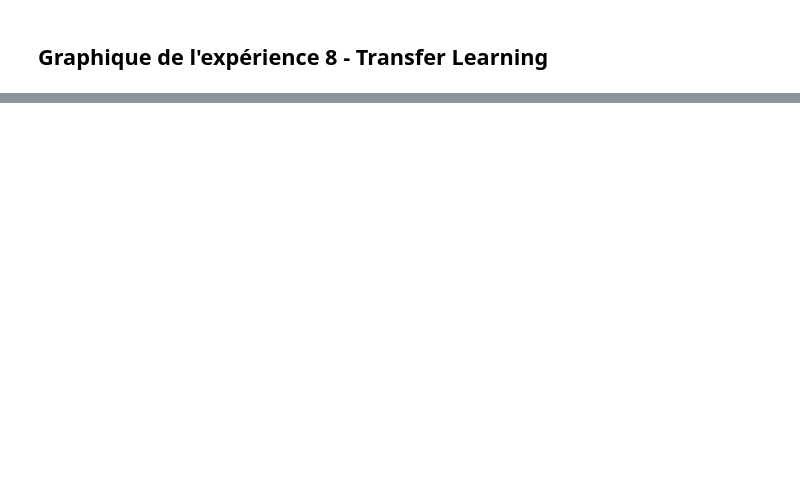
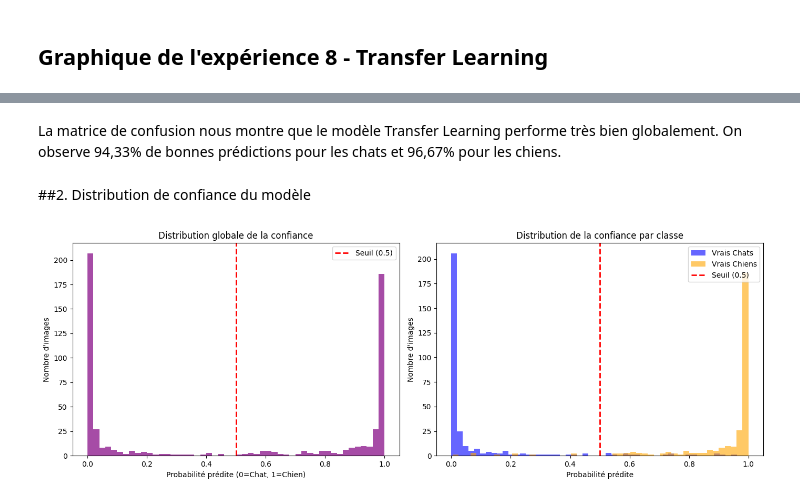
Before and after one commit to rauf-mifteev/Ahuntsic_AI_Cats_Dogs_classifier, a Jupyter notebook: cats_vs_dogs.ipynb, the cells around one changed output, grey strips where cells are left out. Saved outputs shown, nothing was run; the diff lists cells and outputs as text; code cells hidden in the pictures; blank space fills up the shorter version.

```diff
--- a/cats_vs_dogs.ipynb
+++ b/cats_vs_dogs.ipynb
@@ -1156,0 +1216,34 @@ NameError: name 'history_exp3' is not defined
+# %% [markdown]
+La matrice de confusion nous montre que le modèle Transfer Learning performe très bien globalement. On observe 94,33% de bonnes prédictions pour les chats et 96,67% pour les chiens.
+# %% [markdown]
+##2. Distribution de confiance du modèle
+# %%
+import matplotlib.pyplot as plt
+
+# Séparer les probabilités selon la vraie classe (0 pour Chat, 1 pour Chien)
+prob_chats = y_pred_proba[y_test == 0]
+prob_chiens = y_pred_proba[y_test == 1]
+
+fig, axes = plt.subplots(1, 2, figsize=(14, 5))
+
+# 1. Histogramme global
+axes[0].hist(y_pred_proba, bins=50, color='purple', alpha=0.7)
+axes[0].axvline(0.5, color='red', linestyle='dashed', linewidth=2, label='Seuil (0.5)')
+axes[0].set_title('Distribution globale de la confiance')
+axes[0].set_xlabel('Probabilité prédite (0=Chat, 1=Chien)')
+axes[0].set_ylabel('Nombre d\'images')
+axes[0].legend()
+
+# 2. Histogramme séparé par classe
+axes[1].hist(prob_chats, bins=50, color='blue', alpha=0.6, label='Vrais Chats')
+axes[1].hist(prob_chiens, bins=50, color='orange', alpha=0.6, label='Vrais Chiens')
+axes[1].axvline(0.5, color='red', linestyle='dashed', linewidth=2, label='Seuil (0.5)')
+axes[1].set_title('Distribution de la confiance par classe')
+axes[1].set_xlabel('Probabilité prédite')
+axes[1].set_ylabel('Nombre d\'images')
+axes[1].legend()
+
+plt.tight_layout()
+plt.show()
+# %% [output]
+[figure, added]
```
Also changed, not shown: parts of 24 cells of this notebook.
